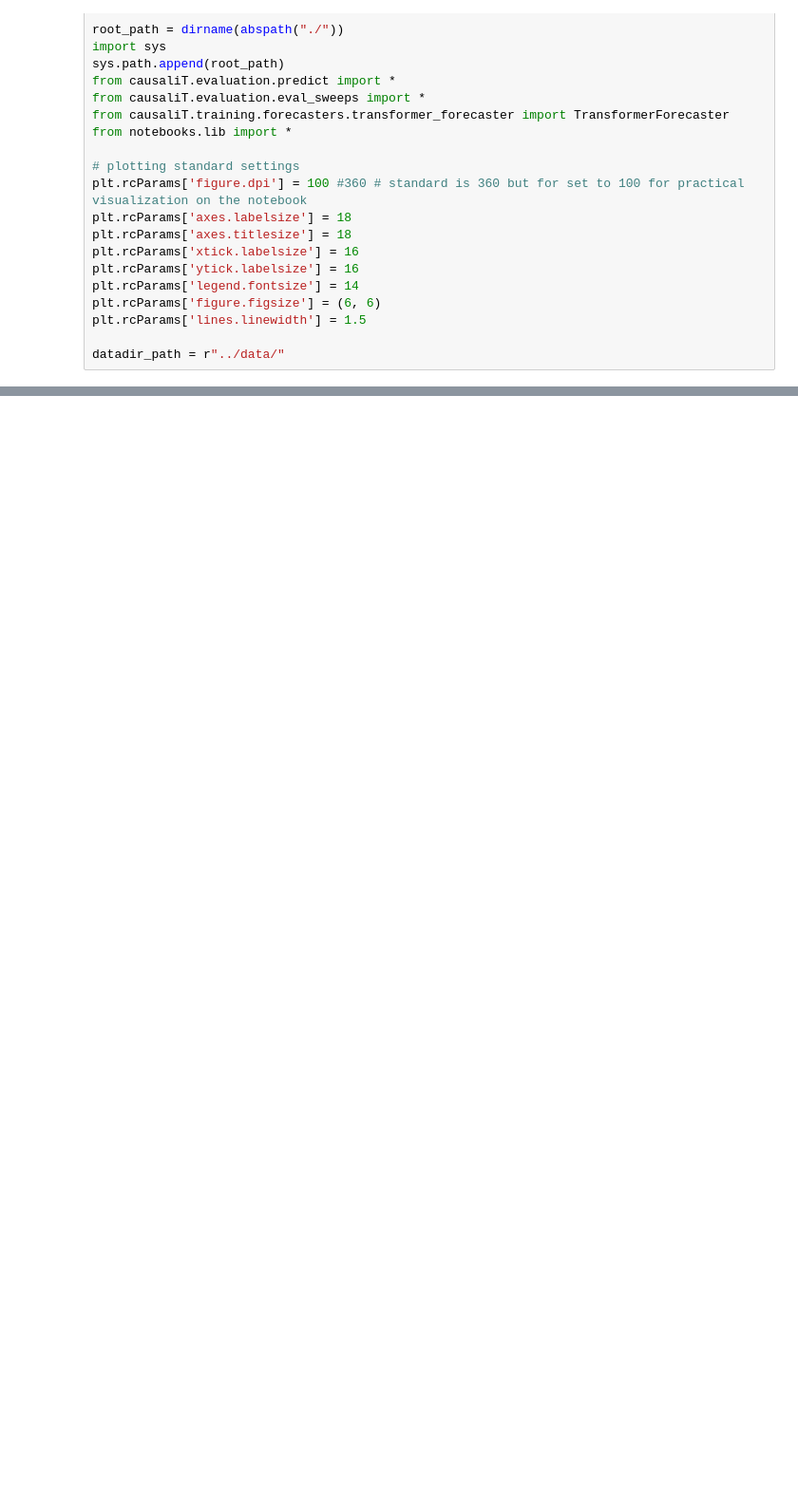
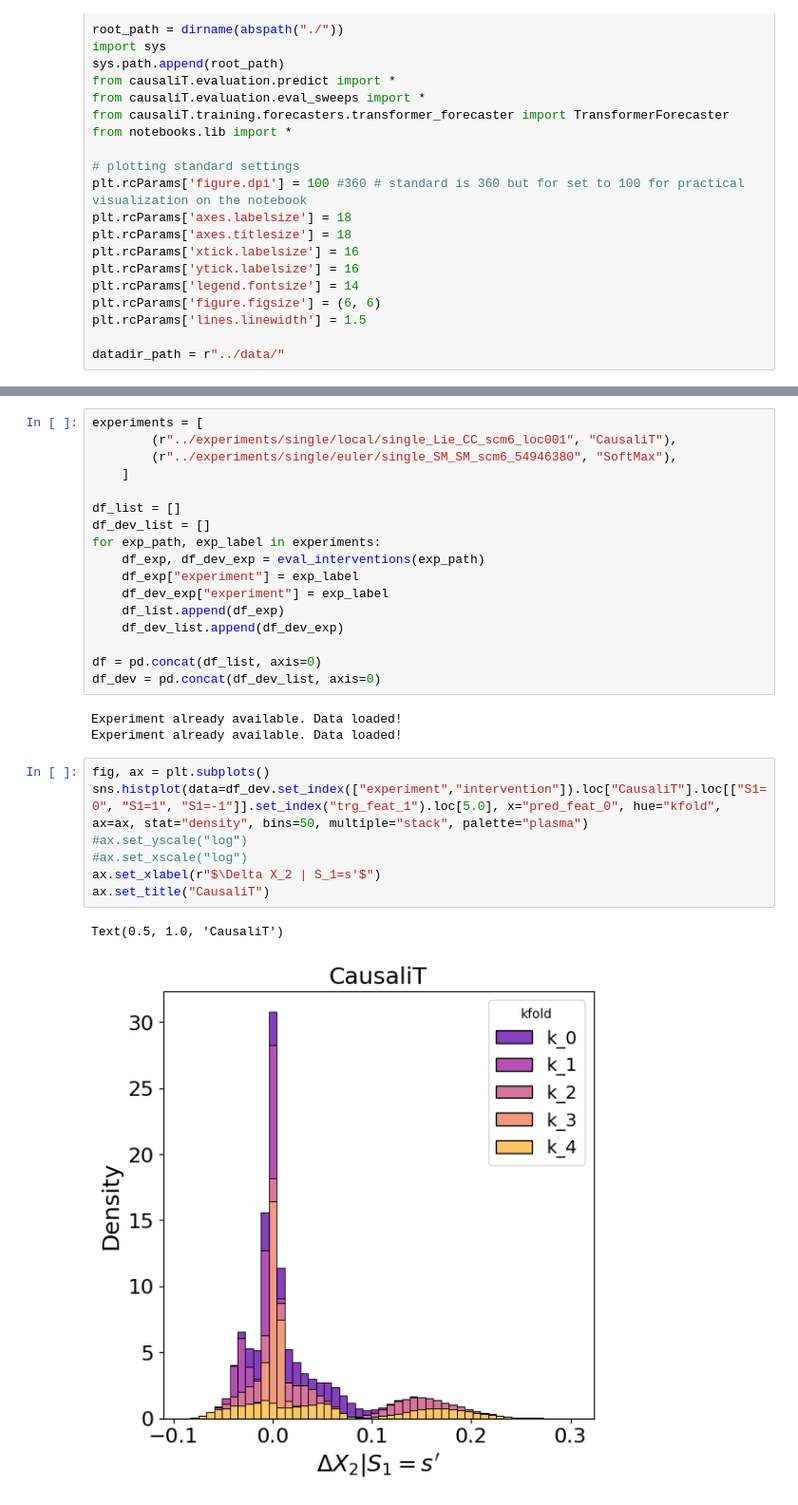
Before and after one commit to scipi1/causaliT, a Jupyter notebook: notebooks/nb_intervention.ipynb, the cells around one changed output, grey strips where cells are left out. Shown at 95% size. Drawn from its saved outputs; the diff is of its cells as text; blank space fills up the shorter version.

```diff
--- a/notebooks/nb_intervention.ipynb
+++ b/notebooks/nb_intervention.ipynb
@@ -233,0 +193,30 @@ sns.histplot(data=df_deviation.set_index(["experiment", "trg_feat_1"]).loc["Soft
+# %%
+experiments = [
+        (r"../experiments/single/local/single_Lie_CC_scm6_loc001", "CausaliT"),
+        (r"../experiments/single/euler/single_SM_SM_scm6_54946380", "SoftMax"),
+    ]
+
+df_list = []
+df_dev_list = []
+for exp_path, exp_label in experiments:
+    df_exp, df_dev_exp = eval_interventions(exp_path)
+    df_exp["experiment"] = exp_label
+    df_dev_exp["experiment"] = exp_label
+    df_list.append(df_exp)
+    df_dev_list.append(df_dev_exp)
+
+df = pd.concat(df_list, axis=0)
+df_dev = pd.concat(df_dev_list, axis=0)
+# %% [output]
+Experiment already available. Data loaded!
+Experiment already available. Data loaded!
+# %%
+fig, ax = plt.subplots()
+sns.histplot(data=df_dev.set_index(["experiment","intervention"]).loc["CausaliT"].loc[["S1=0", "S1=1", "S1=-1"]].set_index("trg_feat_1").loc[5.0], x="pred_feat_0", hue="kfold", ax=ax, stat="density", bins=50, multiple="stack", palette="plasma")
+#ax.set_yscale("log")
+#ax.set_xscale("log")
+ax.set_xlabel(r"$\Delta X_2 | S_1=s'$")
+ax.set_title("CausaliT")
+# %% [output]
+Text(0.5, 1.0, 'CausaliT')
+[figure, added]
```
Also changed, not shown: parts of 26 cells of this notebook, 51 other files.
